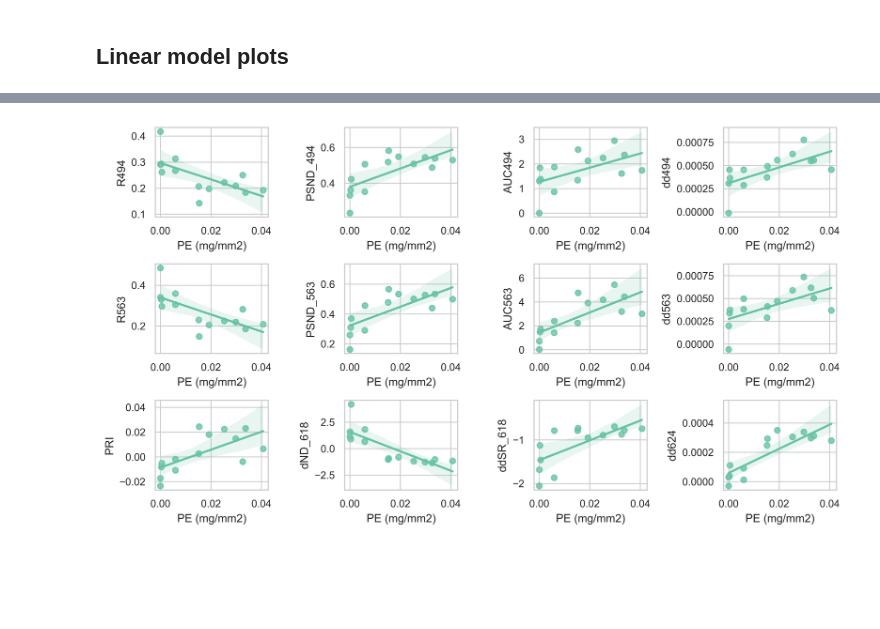
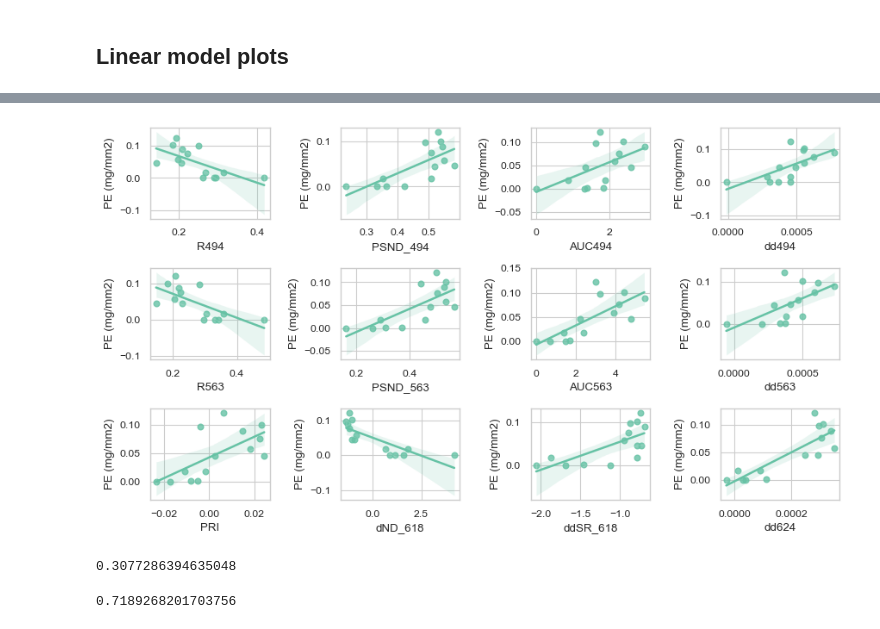
Before and after one commit to jcmontesherrera/Coralline-Algae-VIS-Spectra, a Jupyter notebook: notebooks/Correlation&LinearModels.ipynb, the cells around one changed output, grey strips where cells are left out. Saved outputs shown, nothing was run; the diff lists cells and outputs as text; code cells hidden in the pictures; blank space fills up the shorter version.

```diff
--- a/notebooks/Correlation&LinearModels.ipynb
+++ b/notebooks/Correlation&LinearModels.ipynb
@@ -8,6 +15,6 @@ import matplotlib.pyplot as plt
 import seaborn as sns
 
 # Figures and plot settings
-#plt.rcParams['figure.figsize'] = [10, 10]
-plt.rcParams['figure.dpi'] = 600
+# plt.rcParams['figure.figsize'] = [10, 10]
+# plt.rcParams['figure.dpi'] = 300
 # %% [markdown]
@@ -88,16 +88,0 @@ out_p = r"C:\Users\jcmontes\OneDrive - University of Tasmania\01_Projects_Drive\
-# %%
-sns.set(rc={'figure.figsize':(2,2)})
-sns.set_context("paper")
-sns.set_style('whitegrid')
-sns.set_palette('Set2',3)
-
-fig, axes = plt.subplots(1,4, figsize=(7,7))
-
-sns.boxplot(data = df_merged, y='PE (mg/mm2)', x='Site', ax=axes[(0)], saturation=0.8)
-sns.boxplot(data = df_merged, y='PC (mg/mm2)', x='Site', ax=axes[(1)], saturation=0.8)
-sns.boxplot(data = df_merged, y='Chl (mg/mm2)', x='Site', ax=axes[(2)], saturation=0.8)
-sns.boxplot(data = df_merged, y='Pheo (mg/mm2)', x='Site', ax=axes[(3)], saturation=0.8)
-
-fig.tight_layout()
-#plt.savefig(out_p + '\Pigments-Plot.png', dpi=600)
-plt.show()
@@ -130,24 +156,24 @@ corr_df.iloc[9:,:4].style.background_gradient(cmap='coolwarm')
 # %%
 fig, axes = plt.subplots(3,4, figsize=(9,5))
 #fig, axes = plt.subplots(4,4, sharex=False, figsize=(12,9))
 
-sns.regplot(x="PE (mg/mm2)", y="R494", data=df_merged, ax=axes[(0,0)], ci=95, seed = 1)
-sns.regplot(x="PE (mg/mm2)", y="R563", data=df_merged, ax=axes[(1,0)], ci=95, seed = 1)
-sns.regplot(x="PE (mg/mm2)", y="PRI", data=df_merged, ax=axes[(2,0)], ci=95, seed = 1)
+sns.regplot(x="R494", y="PE (mg/mm2)", data=df_merged, ax=axes[(0,0)], ci=95, seed = 1)
+sns.regplot(x="R563", y="PE (mg/mm2)", data=df_merged, ax=axes[(1,0)], ci=95, seed = 1)
+sns.regplot(x="PRI", y="PE (mg/mm2)", data=df_merged, ax=axes[(2,0)], ci=95, seed = 1)
 
-sns.regplot(x="PE (mg/mm2)", y="PSND_494", data=df_merged, ax=axes[(0,1)], ci=95, seed = 1)
-sns.regplot(x="PE (mg/mm2)", y="PSND_563", data=df_merged, ax=axes[(1,1)], ci=95, seed = 1)
-sns.regplot(x="PE (mg/mm2)", y="dND_618", data=df_merged, ax=axes[(2,1)], ci=95, seed = 1)
+sns.regplot(x="PSND_494", y="PE (mg/mm2)", data=df_merged, ax=axes[(0,1)], ci=95, seed = 1)
+sns.regplot(x="PSND_563", y="PE (mg/mm2)", data=df_merged, ax=axes[(1,1)], ci=95, seed = 1)
+sns.regplot(x="dND_618", y="PE (mg/mm2)", data=df_merged, ax=axes[(2,1)], ci=95, seed = 1)
 
-sns.regplot(x="PE (mg/mm2)", y="AUC494", data=df_merged, ax=axes[(0,2)], ci=95, seed = 1)
-sns.regplot(x="PE (mg/mm2)", y="AUC563", data=df_merged, ax=axes[(1,2)], ci=95, seed = 1)
-sns.regplot(x="PE (mg/mm2)", y="ddSR_618", data=df_merged, ax=axes[(2,2)], ci=95, seed = 1)
+sns.regplot(x="AUC494", y="PE (mg/mm2)", data=df_merged, ax=axes[(0,2)], ci=95, seed = 1)
+sns.regplot(x="AUC563", y="PE (mg/mm2)", data=df_merged, ax=axes[(1,2)], ci=95, seed = 1)
+sns.regplot(x="ddSR_618", y="PE (mg/mm2)", data=df_merged, ax=axes[(2,2)], ci=95, seed = 1)
 
-sns.regplot(x="PE (mg/mm2)", y="dd494", data=df_merged, ax=axes[(0,3)], ci=95, seed = 1)
-sns.regplot(x="PE (mg/mm2)", y="dd563", data=df_merged, ax=axes[(1,3)], ci=95, seed = 1)
-sns.regplot(x="PE (mg/mm2)", y="dd624", data=df_merged, ax=axes[(2,3)], ci=95, seed = 1)
+sns.regplot(x="dd494", y="PE (mg/mm2)", data=df_merged, ax=axes[(0,3)], ci=95, seed = 1)
+sns.regplot(x="dd563", y="PE (mg/mm2)", data=df_merged, ax=axes[(1,3)], ci=95, seed = 1)
+sns.regplot(x="dd624", y="PE (mg/mm2)", data=df_merged, ax=axes[(2,3)], ci=95, seed = 1)
 
 plt.tight_layout()
 plt.show()
 # %% [output]
-[figure, old version]
+[figure, new version]
@@ -153,0 +184,4 @@ plt.show()
+# %%
+r_value**2
+# %% [output]
+0.3077286394635048
@@ -153,0 +190,4 @@ plt.show()
+# %%
+r_value**2
+# %% [output]
+0.7189268201703756
```
Also changed, not shown: parts of 23 cells of this notebook, 8 other files.
